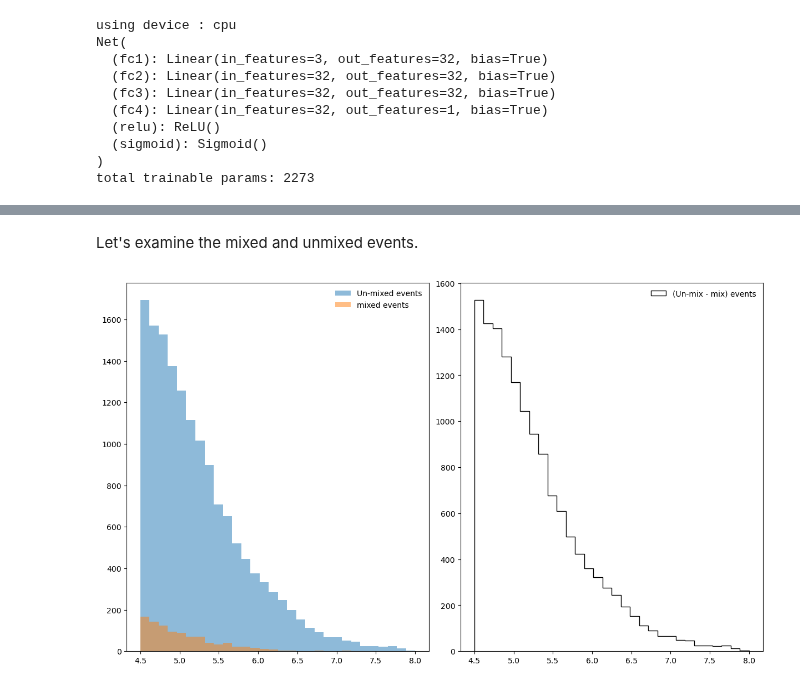
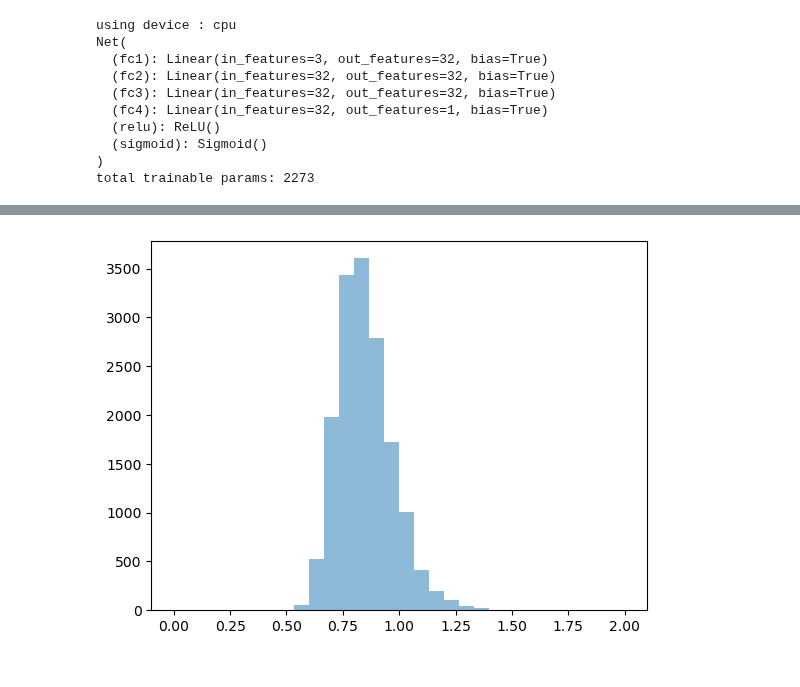
Before and after one commit to dinupa1/BMF, a Jupyter notebook: NeuralPositiveReweighting.ipynb, the cells around one changed output, grey strips where cells are left out. Drawn from its saved outputs; the diff is of its cells as text; code cells hidden in the pictures.

```diff
--- a/NeuralPositiveReweighting.ipynb
+++ b/NeuralPositiveReweighting.ipynb
@@ -253,17 +270,6 @@ plt.show()
-# %% [markdown]
-Let's examine the mixed and unmixed events.
-# %%
-bins = np.linspace(4.5, 8.0, 31)
-
-fig, ax = plt.subplots(1, 2, figsize=(12, 7), constrained_layout=True)
-
-ax[0].hist(X1[:, 0][weight1==1.0], bins=bins, alpha=0.5, label='Un-mixed events')
-ax[0].hist(X1[:, 0][weight1==-1.0], bins=bins, alpha=0.5, label='mixed events')
-ax[0].legend(frameon=False)
-
-ax[1].hist(X1[:, 0], bins=bins, label='(Un-mix - mix) events', weights=weight1, histtype='step', color='k')
-ax[1].legend(frameon=False)
-
-plt.show()
-# %% [output]
-[figure, removed]
+# %%
+bins = np.linspace(0.0, 2.0, 31)
+plt.hist(weights, bins=bins, alpha=0.5)
+plt.show()
+# %% [output]
+[figure, added]
```
Also changed, not shown: parts of 5 cells of this notebook, 1 other file.
